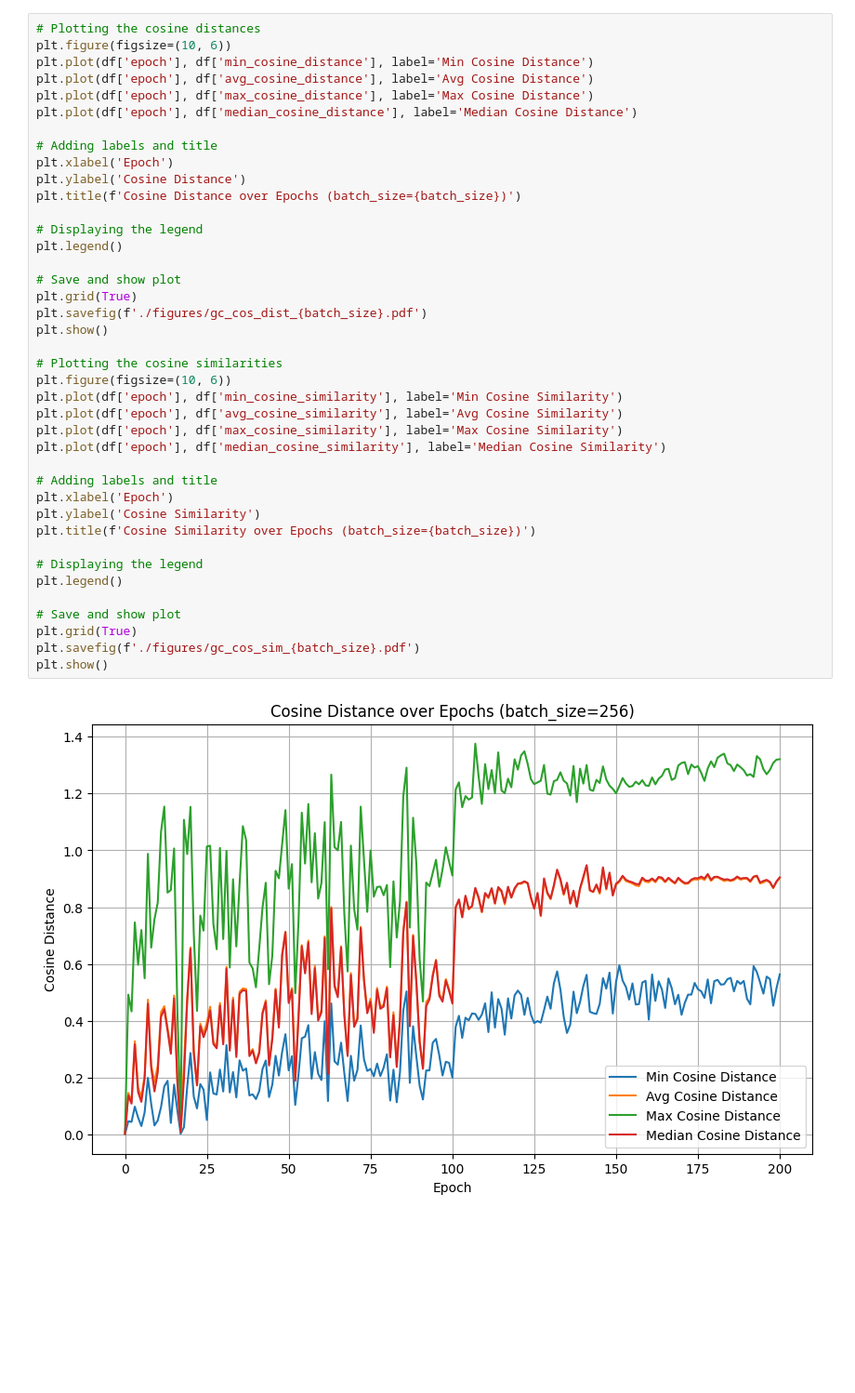
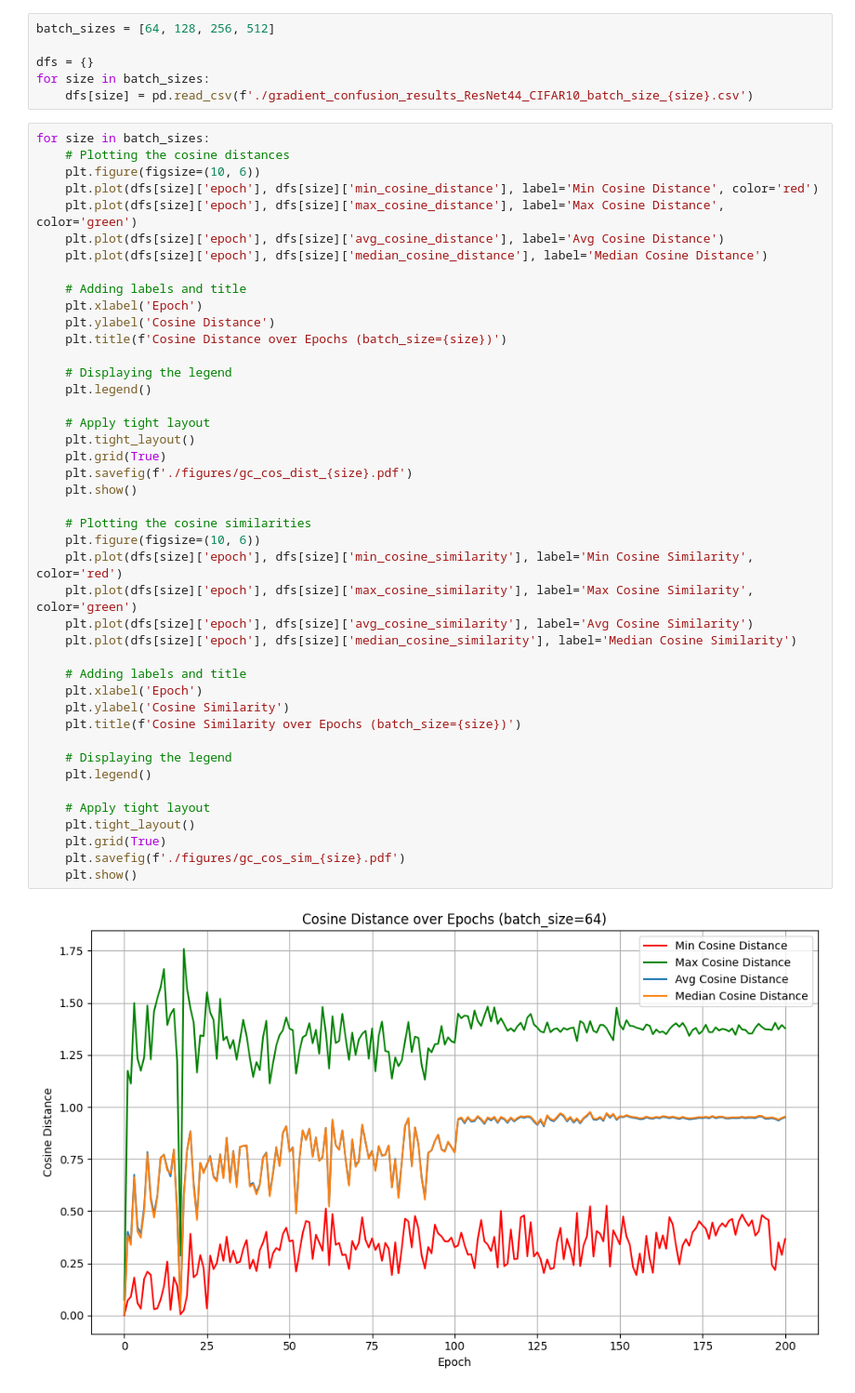
Before and after one commit to baunilhamarga/critical-periods, a Jupyter notebook: plots/gradient_confusion.ipynb, the cells around one changed output. Shown at 93% size. Saved outputs shown, nothing was run; the diff lists cells and outputs as text; blank space fills up the shorter version.

Commit message:
🧐 gradient confusion results inspection

```diff
--- a/plots/gradient_confusion.ipynb
+++ b/plots/gradient_confusion.ipynb
@@ -9,42 +6,51 @@ df = pd.read_csv(f'./gradient_confusion_results_ResNet44_CIFAR10_batch_size_{bat
+# %%
+batch_sizes = [64, 128, 256, 512]
+
+dfs = {}
+for size in batch_sizes:
+    dfs[size] = pd.read_csv(f'./gradient_confusion_results_ResNet44_CIFAR10_batch_size_{size}.csv')
 # %%
-# Plotting the cosine distances
-plt.figure(figsize=(10, 6))
-plt.plot(df['epoch'], df['min_cosine_distance'], label='Min Cosine Distance')
-plt.plot(df['epoch'], df['avg_cosine_distance'], label='Avg Cosine Distance')
-plt.plot(df['epoch'], df['max_cosine_distance'], label='Max Cosine Distance')
-plt.plot(df['epoch'], df['median_cosine_distance'], label='Median Cosine Distance')
+for size in batch_sizes:
+    # Plotting the cosine distances
+    plt.figure(figsize=(10, 6))
+    plt.plot(dfs[size]['epoch'], dfs[size]['min_cosine_distance'], label='Min Cosine Distance', color='red')
+    plt.plot(dfs[size]['epoch'], dfs[size]['max_cosine_distance'], label='Max Cosine Distance', color='green')
+    plt.plot(dfs[size]['epoch'], dfs[size]['avg_cosine_distance'], label='Avg Cosine Distance')
+    plt.plot(dfs[size]['epoch'], dfs[size]['median_cosine_distance'], label='Median Cosine Distance')
 
-# Adding labels and title
-plt.xlabel('Epoch')
-plt.ylabel('Cosine Distance')
-plt.title(f'Cosine Distance over Epochs (batch_size={batch_size})')
+    # Adding labels and title
+    plt.xlabel('Epoch')
+    plt.ylabel('Cosine Distance')
+    plt.title(f'Cosine Distance over Epochs (batch_size={size})')
 
-# Displaying the legend
-plt.legend()
+    # Displaying the legend
+    plt.legend()
 
-# Save and show plot
-plt.grid(True)
-plt.savefig(f'./figures/gc_cos_dist_{batch_size}.pdf')
-plt.show()
+    # Apply tight layout
+    plt.tight_layout()
+    plt.grid(True)
+    plt.savefig(f'./figures/gc_cos_dist_{size}.pdf')
+    plt.show()
 
-# Plotting the cosine similarities
-plt.figure(figsize=(10, 6))
-plt.plot(df['epoch'], df['min_cosine_similarity'], label='Min Cosine Similarity')
-plt.plot(df['epoch'], df['avg_cosine_similarity'], label='Avg Cosine Similarity')
-plt.plot(df['epoch'], df['max_cosine_similarity'], label='Max Cosine Similarity')
-plt.plot(df['epoch'], df['median_cosine_similarity'], label='Median Cosine Similarity')
+    # Plotting the cosine similarities
+    plt.figure(figsize=(10, 6))
+    plt.plot(dfs[size]['epoch'], dfs[size]['min_cosine_similarity'], label='Min Cosine Similarity', color='red')
+    plt.plot(dfs[size]['epoch'], dfs[size]['max_cosine_similarity'], label='Max Cosine Similarity', color='green')
+    plt.plot(dfs[size]['epoch'], dfs[size]['avg_cosine_similarity'], label='Avg Cosine Similarity')
+    plt.plot(dfs[size]['epoch'], dfs[size]['median_cosine_similarity'], label='Median Cosine Similarity')
 
-# Adding labels and title
-plt.xlabel('Epoch')
-plt.ylabel('Cosine Similarity')
-plt.title(f'Cosine Similarity over Epochs (batch_size={batch_size})')
+    # Adding labels and title
+    plt.xlabel('Epoch')
+    plt.ylabel('Cosine Similarity')
+    plt.title(f'Cosine Similarity over Epochs (batch_size={size})')
 
-# Displaying the legend
-plt.legend()
+    # Displaying the legend
+    plt.legend()
 
-# Save and show plot
-plt.grid(True)
-plt.savefig(f'./figures/gc_cos_sim_{batch_size}.pdf')
-plt.show()
+    # Apply tight layout
+    plt.tight_layout()
+    plt.grid(True)
+    plt.savefig(f'./figures/gc_cos_sim_{size}.pdf')
+    plt.show()
 # %% [output]
-[figure, old version]
+[figure, new version]
```
Also changed, not shown: parts of 6 cells of this notebook, 19 other files.
